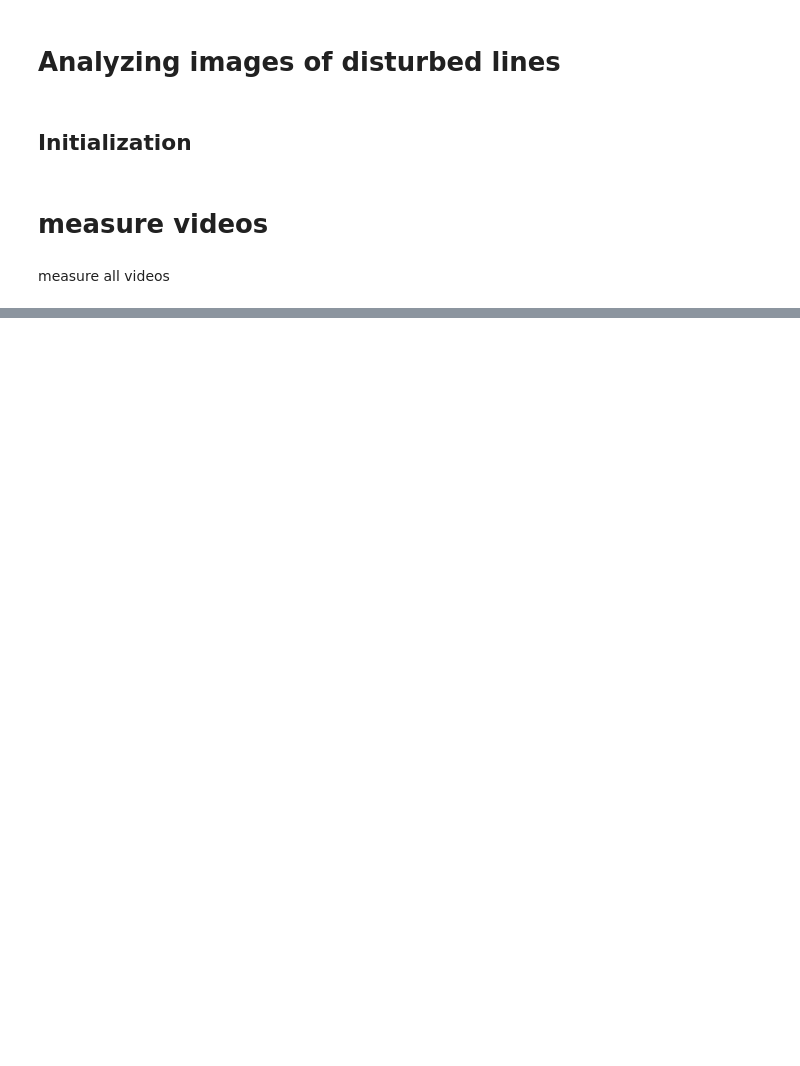
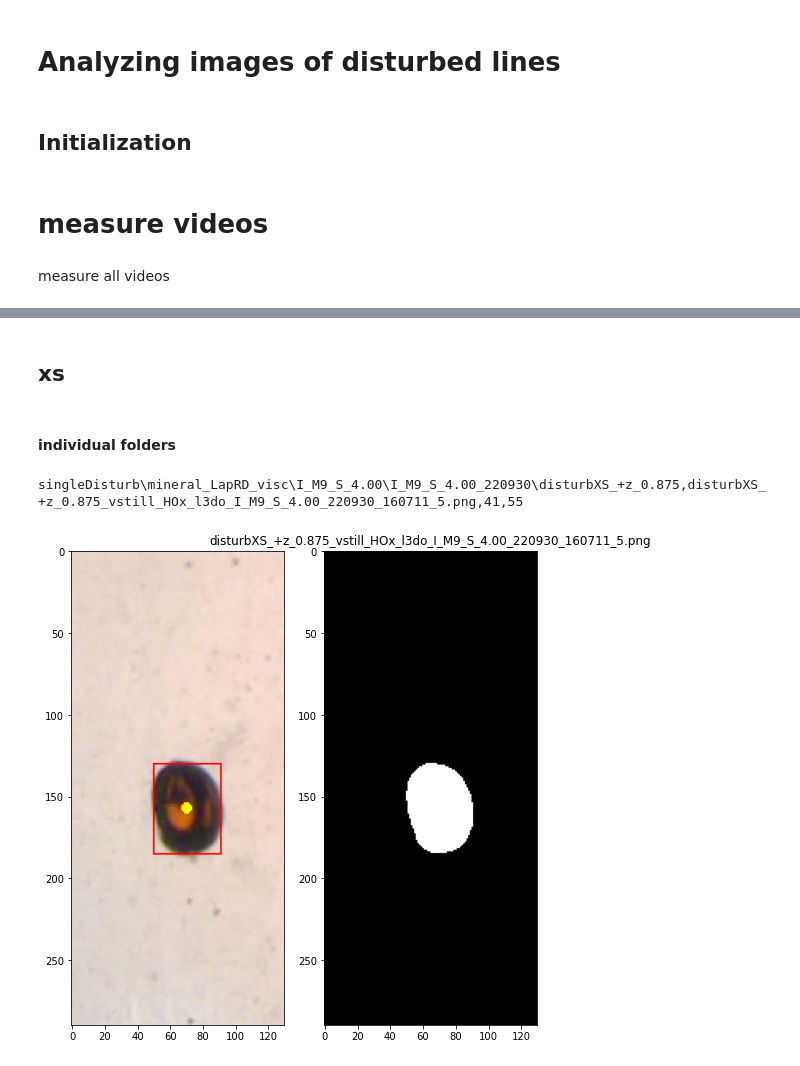
Before and after one commit to usnistgov/embedded3DPvids, a Jupyter notebook: ipynb/singleDisturb/still_measure.ipynb, the cells around one changed output, grey strips where cells are left out. Cells and saved outputs as stored; diff of their text form; code cells hidden in the pictures; blank space fills up the shorter version.

```diff
--- a/ipynb/singleDisturb/still_measure.ipynb
+++ b/ipynb/singleDisturb/still_measure.ipynb
@@ -26,0 +46,20 @@ measure all videos
+# %% [markdown]
+## xs
+# %% [markdown]
+#### individual folders
+# %%
+fstr = r'singleDisturb\mineral_LapRD_visc\I_M9_S_4.00\I_M9_S_4.00_220930\disturbXS_+z_0.875'
+fistr = 'disturbXS_+z_0.875_vstill_HOx_l3do_I_M9_S_4.00_220930_160711_5.png'
+folder = os.path.join(cfg.path.server, fstr)
+file = os.path.join(folder, fistr)
+d,u = me.xsDisturbMeasure(file, diag=1)
+if 'w' in d:
+    w = d['w']
+    h = d['h']
+else:
+    w = -1
+    h = -1
+print(f'{fstr},{fistr},{w},{h}')
+# %% [output]
+singleDisturb\mineral_LapRD_visc\I_M9_S_4.00\I_M9_S_4.00_220930\disturbXS_+z_0.875,disturbXS_+z_0.875_vstill_HOx_l3do_I_M9_S_4.00_220930_160711_5.png,41,55
+[figure, added]
```
Also changed, not shown: parts of 59 cells of this notebook, 23 other files.
